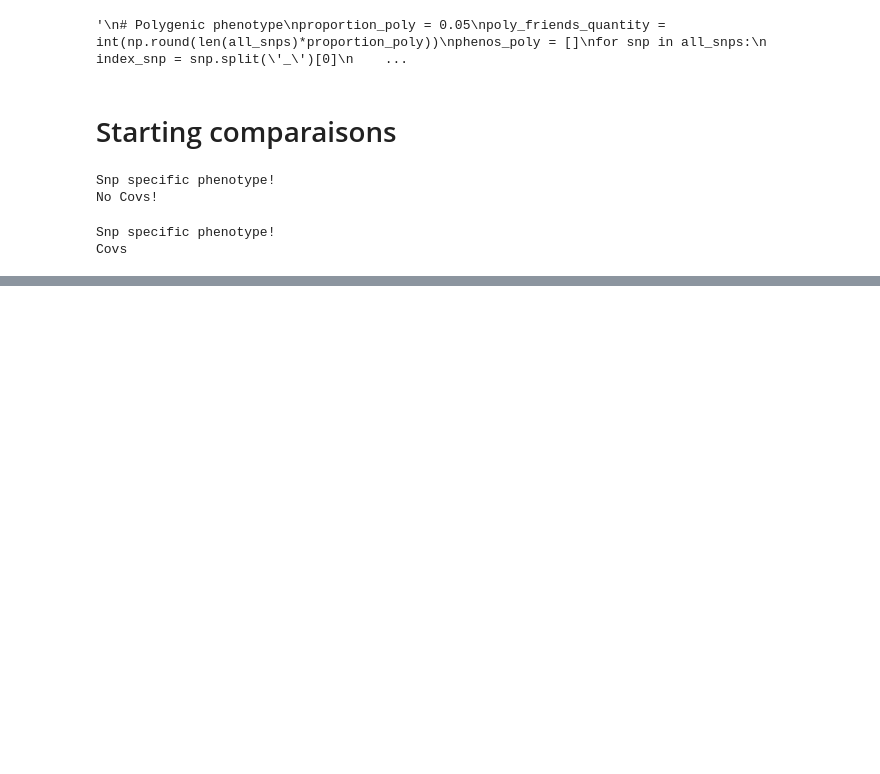
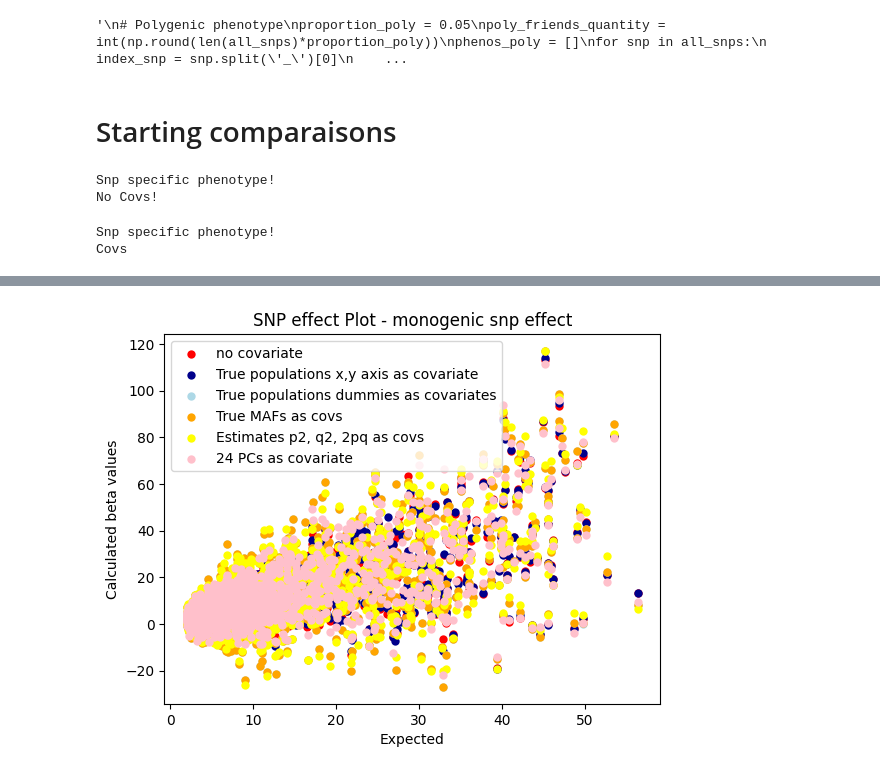
Before and after one commit to mat2m10/abyss_simulation, a Jupyter notebook: 10 Analysis only SNP effect.ipynb, the cells around one changed output, grey strips where cells are left out. Drawn from its saved outputs; the diff is of its cells as text; code cells hidden in the pictures; blank space fills up the shorter version.

```diff
--- a/10 Analysis only SNP effect.ipynb
+++ b/10 Analysis only SNP effect.ipynb
@@ -538,0 +435,37 @@ plt.show()
+# %%
+# Create QQ plot
+df_effect = pd.DataFrame()
+df_effect["beta_no_corr"] = df_no_corr['coefs']
+df_effect["beta_true_pop"] = df_pops['coefs']
+df_effect["beta_true_pop_onehot"] = df_pops_onehot['coefs']
+df_effect["beta_abyss_via_true_pops"] = df_p_q_2pq_covs_via_true_pops['coefs']
+df_effect["beta_abyss_pq2pq_via_esti_pops"] = df_abyss_p_q_2pq_covs_via_esti_pop['coefs']
+df_effect["beta_PCs"] = df_PCs['coefs']
+
+df_effect['true_beta'] = df_no_corr['Beta']
+# %%
+sns.scatterplot(x='true_beta', y='beta_no_corr', data=df_effect, color='red', label='no covariate', linewidth=0)
+
+sns.scatterplot(x='true_beta', y='beta_true_pop', data=df_effect, color='darkblue', label='True populations x,y axis as covariate', linewidth=0)
+
+sns.scatterplot(x='true_beta', y='beta_true_pop_onehot', data=df_effect, color='lightblue', label='True populations dummies as covariates', linewidth=0)
+
+sns.scatterplot(x='true_beta', y='beta_abyss_via_true_pops', data=df_effect, color='orange', label='True MAFs as covs', linewidth=0)
+
+sns.scatterplot(x='true_beta', y='beta_abyss_pq2pq_via_esti_pops', data=df_effect, color='yellow', label='Estimates p2, q2, 2pq as covs', linewidth=0)
+
+sns.scatterplot(x='true_beta', y='beta_PCs', data=df_effect, color='pink', label=f"{nr_common_PCs} PCs as covariate", linewidth=0)
+
+
+# Set plot labels and title
+plt.xlabel('Expected')
+plt.ylabel('Calculated beta values')
+plt.title(f"SNP effect Plot - monogenic snp effect")
+
+# Show legend
+plt.legend()
+#plt.savefig(f"data/plots/qq_pheno_{name_risk}_iter_{iterations}_G{G}_L{L}_c{c}_k{k}_M{M}.png", dpi=100)
+# Show plot
+plt.show()
+# %% [output]
+[figure, added]
```
Also changed, not shown: parts of 42 cells of this notebook, 4 other files.
